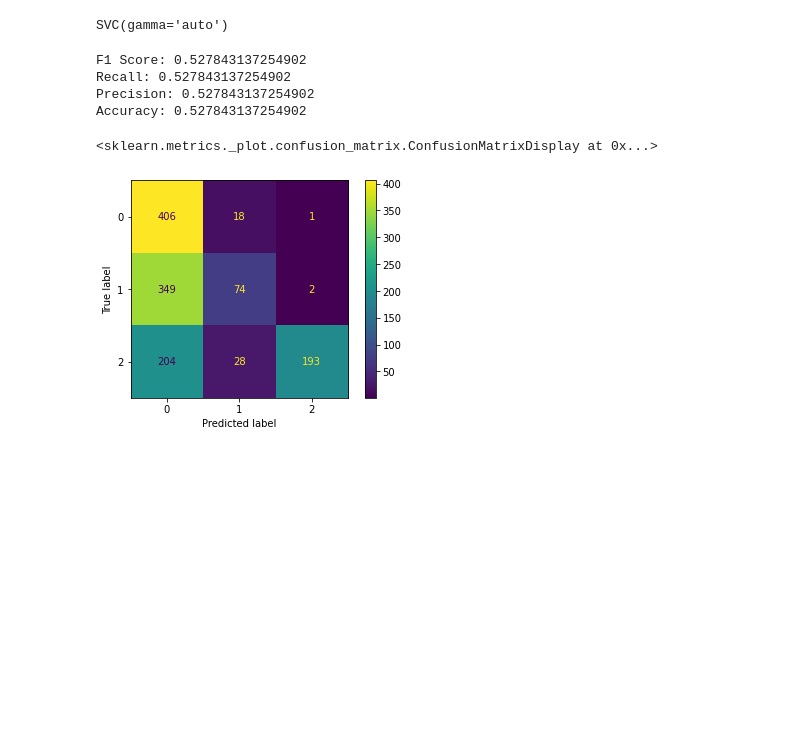
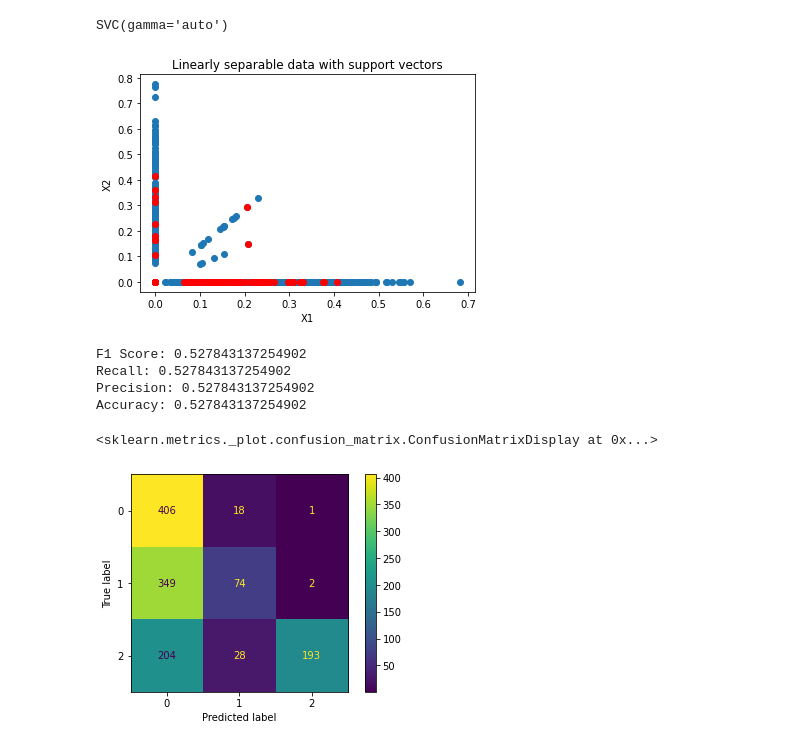
Before and after one commit to tianiachan/IdentifyingAirBnBsinSantaClara, a Jupyter notebook: Data670_Identifying_AirBnBs.ipynb, the cells around one changed output. Drawn from its saved outputs; the diff is of its cells as text; code cells hidden in the pictures; blank space fills up the shorter version.

```diff
--- a/Data670_Identifying_AirBnBs.ipynb
+++ b/Data670_Identifying_AirBnBs.ipynb
@@ -735,6 +750,20 @@ clfB = SVC(gamma='auto')
 clfB.fit(x_train_1, y_train_1)
 # %% [output]
 SVC(gamma='auto')
+# %%
+#visualize
+# Get support vectors themselves
+support_vectorsB = clfB.support_vectors_
+
+# Visualize support vectors
+plt.scatter(x_train[:,0], x_train[:,1])
+plt.scatter(support_vectorsB[:,0], support_vectorsB[:,1], color='red')
+plt.title('Linearly separable data with support vectors')
+plt.xlabel('X1')
+plt.ylabel('X2')
+plt.show()
+# %% [output]
+[figure, added]
 # %%
 #evaluate SVM
 #get predictions from the model
```
Also changed, not shown: parts of 7 cells of this notebook.
